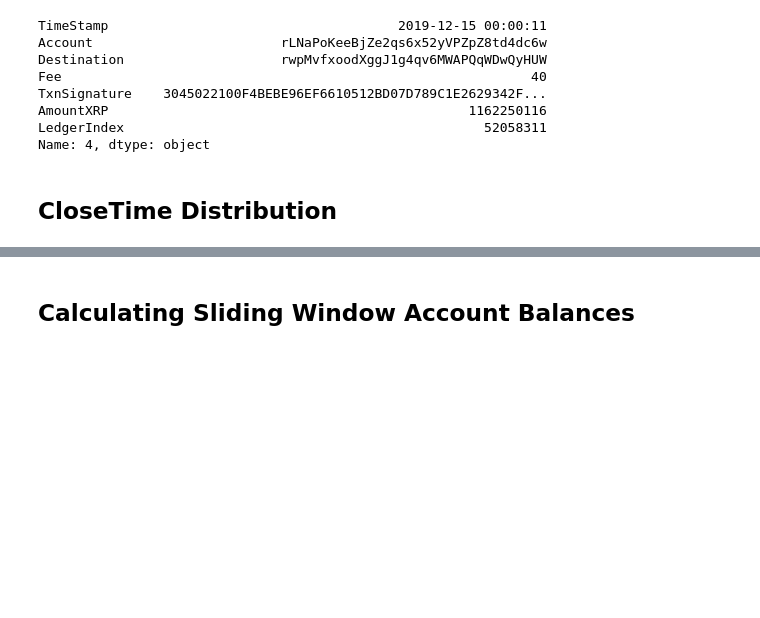
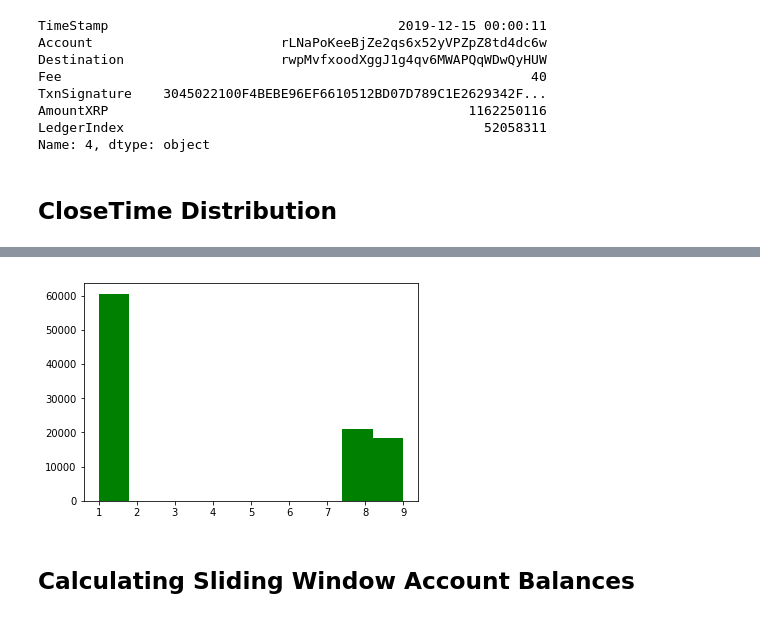
Before and after one commit to ravibhandia/XRPLords, a Jupyter notebook: Test Python/Hello.ipynb, the cells around one changed output, grey strips where cells are left out. Drawn from its saved outputs; the diff is of its cells as text; code cells hidden in the pictures; blank space fills up the shorter version.

Commit message:
Created a function to plot closetime ledger distribution given a ledger dataframe

```diff
--- a/Test Python/Hello.ipynb
+++ b/Test Python/Hello.ipynb
@@ -134,0 +140,19 @@ Name: 4, dtype: object
+# %%
+query2 = """
+Select *, TIMESTAMP(CloseTime) as `TimeStamp`
+From
+xrpledgerdata.fullhistory.ledgers
+
+Where TIMESTAMP(CloseTime) >=TIMESTAMP(@start_date)
+AND TIMESTAMP(CloseTime) <=TIMESTAMP(@end_date)
+Order by LedgerIndex
+LIMIT 100000
+
+"""
+query_params2 = [
+    bigquery.ScalarQueryParameter("start_date", "STRING", start_date),
+    bigquery.ScalarQueryParameter("end_date", "STRING", end_date)
+]
+# %%
+ledgerdf = gbq_query(query2,credentials,query_params2)
+ledgerdf
@@ -135,5 +173,18 @@ Name: 4, dtype: object
+# %%
+def removekey(d, key):
+    r = dict(d)
+    del r[key]
+    return r
 # %%
 def plotclosetimedist(data):
+    """
+    Plot the distribution of closetime based on a ledger dataframe passed
+
+    Parameters
+    ----------
+    data: dataframe
+        The dataframe of ledgers that is being analyzed
+    """
     UniqueLedgerIndex=np.unique(data['LedgerIndex'])
     closetimezeros=[0]*(len(UniqueLedgerIndex)-1)
     dicCloseTime = {k:v for k,v in zip(UniqueLedgerIndex,closetimezeros)}
@@ -142,12 +193,14 @@ def plotclosetimedist(data):
     curtime=data['TimeStamp'][0]
     for index,row in data.iterrows():
         if row['LedgerIndex']!=curledger:
-            dicCloseTime[row['LedgerIndex']]=row['TimeStamp']-curtime
+            dicCloseTime[row['LedgerIndex']]=(row['TimeStamp']-curtime).total_seconds()
             curledger=row['LedgerIndex']
             curtime=row['TimeStamp']
         else:
             None
-    return dicCloseTime
+    foo=removekey(dicCloseTime,data['LedgerIndex'][0])
+    plt.hist(foo.values(), color='g')
+    plt.show()
 # %%
-plotclosetimedist(xrp)
+plotclosetimedist(ledgerdf)
 # %% [output]
@@ -171,3 +207,4 @@ plotclosetimedist(xrp)
+[figure, added]
 # %% [markdown]
 ## Calculating Sliding Window Account Balances
 # %%
```
Also changed, not shown: parts of 4 cells of this notebook.
